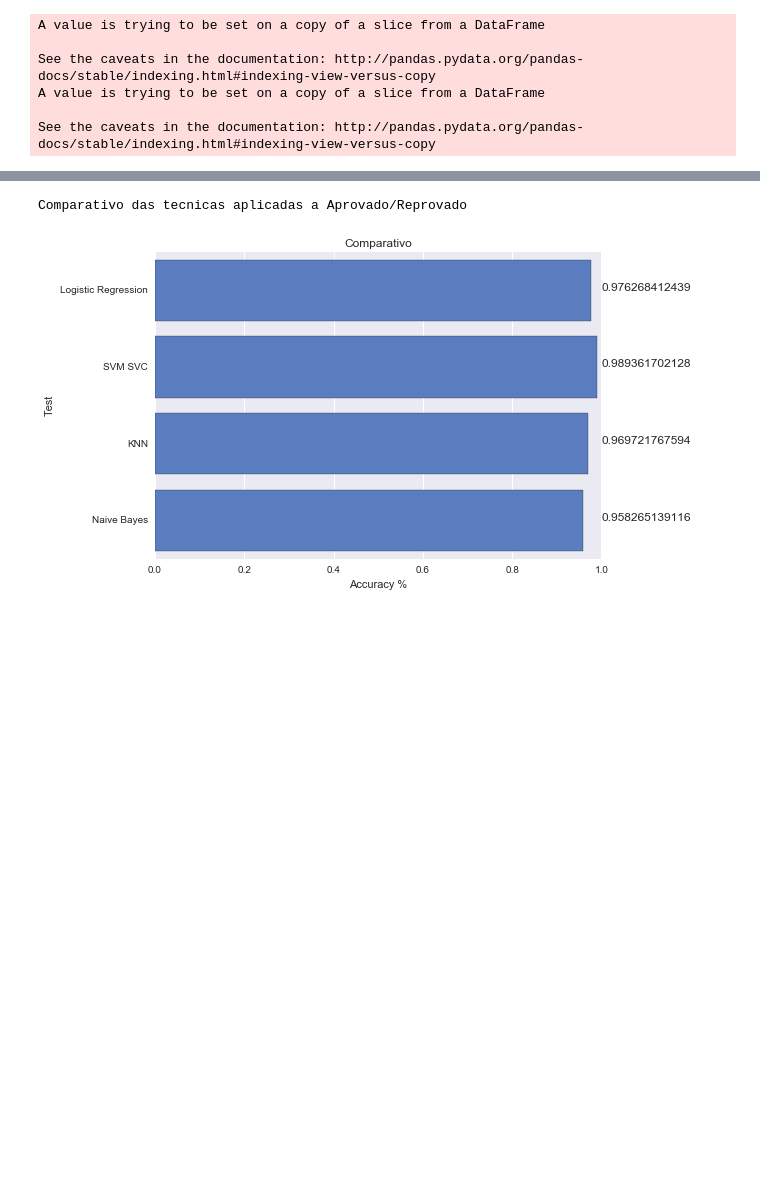
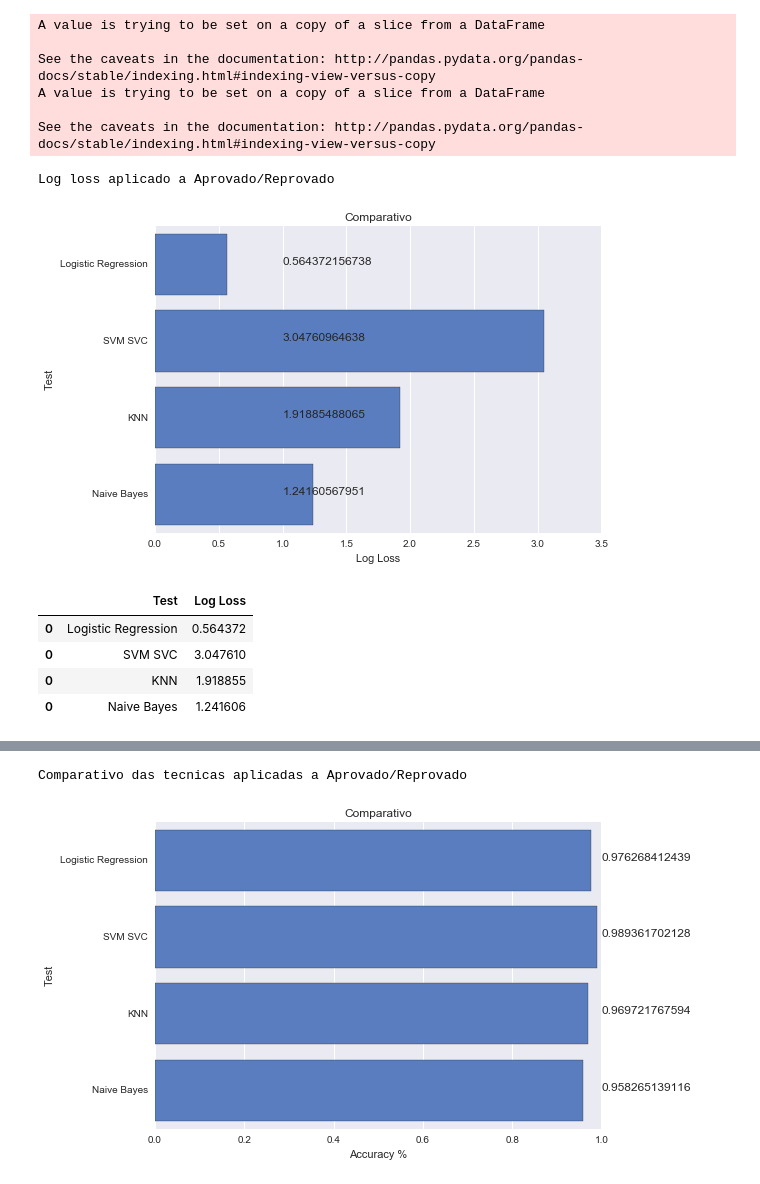
Before and after one commit to sandeco/educacao, a Jupyter notebook: si-analise-tecnicas.ipynb, the cells around one changed output, grey strips where cells are left out. Cells and saved outputs as stored; diff of their text form; code cells hidden in the pictures; blank space fills up the shorter version.

```diff
--- a/si-analise-tecnicas.ipynb
+++ b/si-analise-tecnicas.ipynb
@@ -142,6 +142,35 @@ def plotComparativo(dados):
         i+=1
 
     plt.show()
+
+def plotComparativoLogLoss(dados):
+    sns.set_color_codes("muted")
+    sns.barplot(x='Log Loss', y='Test', data=dados, color="b")
+
+    plt.xlabel('Log Loss')
+    plt.title('Comparativo')
+    i=0
+    for index, row in dados.iterrows():
+        plt.text(1, i, row['Log Loss'])
+        i+=1
+
+    plt.show()
+
+def logLoss(tecnica, model, validacao):
+    if validacao == 'aprovado':
+        X = train_data_aprovado
+        y = target_data_aprovado
+    elif validacao == 'evasao':
+        X = train_data_evasao
+        y = target_data_evasao
+
+    # Split the data into a training set and a test set
+    X_train, X_test, y_train, y_test = train_test_split(X, y, random_state=0)
+
+    y_pred = model.fit(X_train, y_train).predict(X_test)
+
+    log_entry = pd.DataFrame([[tecnica, log_loss(y_test, y_pred)]], columns=log_cols2)
+    return log_entry
 # %%
 log_cols=["Test", "Accuracy"]
 resultados_t01 = pd.DataFrame(columns=log_cols)
@@ -159,3 +188,25 @@ logistic_regression = LogisticRegression()
 svm = svm.SVC()
 knn = neighbors.KNeighborsClassifier(n_neighbors=3)
 naive_bayes = naive_bayes.GaussianNB()
+# %%
+log_cols2=["Test", "Log Loss"]
+
+logloss_aprovado = pd.DataFrame(columns=log_cols2)
+logloss_evasao = pd.DataFrame(columns=log_cols2)
+
+logloss_aprovado = logloss_aprovado.append(logLoss('Logistic Regression', logistic_regression, 'aprovado'))
+logloss_aprovado = logloss_aprovado.append(logLoss('SVM SVC', svm, 'aprovado'))
+logloss_aprovado = logloss_aprovado.append(logLoss('KNN', knn, 'aprovado'))
+logloss_aprovado = logloss_aprovado.append(logLoss('Naive Bayes', naive_bayes, 'aprovado'))
+
+print('Log loss aplicado a Aprovado/Reprovado')
+plotComparativoLogLoss(logloss_aprovado)
+logloss_aprovado
+# %% [output]
+Log loss aplicado a Aprovado/Reprovado
+[figure, added]
+|  | Test | Log Loss |
+| 0 | Logistic Regression | 0.564372 |
+| 0 | SVM SVC | 3.047610 |
+| 0 | KNN | 1.918855 |
+| 0 | Naive Bayes | 1.241606 |
```
Also changed, not shown: parts of 3 cells of this notebook.
